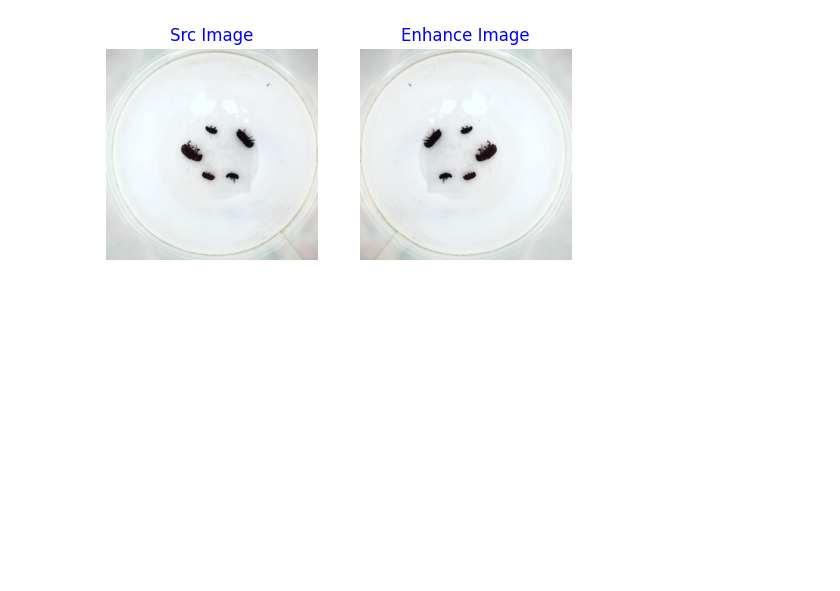
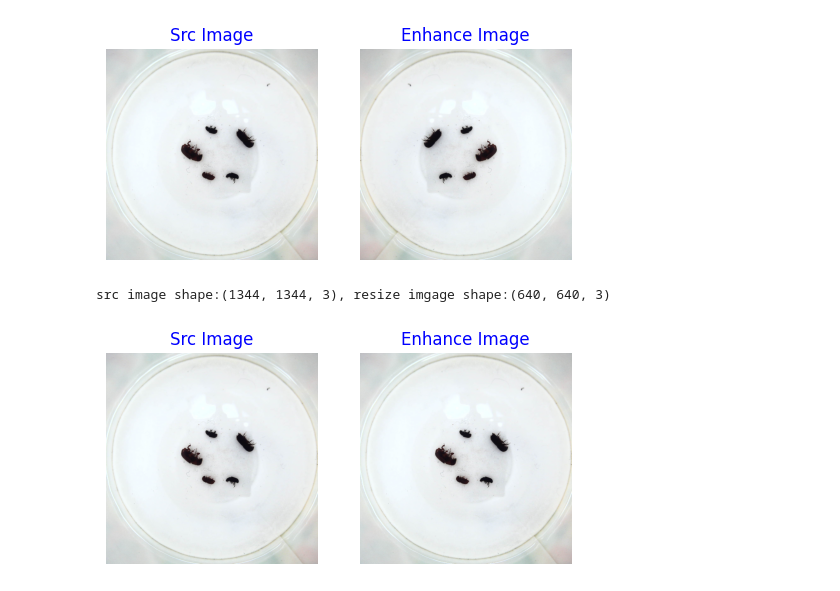
Before and after one commit to 550-ml/BaiduAI3, a Jupyter notebook: 3计算机视觉/3.6实战，也病虫害检测/my_main.ipynb, the cells around one changed output. Saved outputs shown, nothing was run; the diff lists cells and outputs as text; code cells hidden in the pictures; blank space fills up the shorter version.

```diff
--- a/3计算机视觉/3.6实战，也病虫害检测/my_main.ipynb
+++ b/3计算机视觉/3.6实战，也病虫害检测/my_main.ipynb
@@ -316,3 +316,30 @@ def shuffle_gtbox(gtbox, gtlabel):
     np.random.shuffle(idx)
     gt = gt[idx, :]
     return gt[:, :4], gt[:, 4]
+# %%
+# 随机缩放
+def random_interp(img, size, interp=None):
+    interp_method = [
+        cv2.INTER_NEAREST,
+        cv2.INTER_LINEAR,
+        cv2.INTER_AREA,
+        cv2.INTER_CUBIC,
+        cv2.INTER_LANCZOS4,
+    ]
+    if not interp or interp not in interp_method:
+        interp = interp_method[random.randint(0, len(interp_method) - 1)]
+    h, w, _ = img.shape
+    im_scale_x = size / float(w)
+    im_scale_y = size / float(h)
+    img = cv2.resize(
+        img, None, None, fx=im_scale_x, fy=im_scale_y, interpolation=interp)
+    return img
+
+# 对原图做 随机缩放
+random_size = 640
+img_enhance = random_interp(srcimg, random_size)
+visualize(srcimg, img_enhance)
+print('src image shape:{}, resize imgage shape:{}'.format(srcimg.shape, img_enhance.shape))
+# %% [output]
+src image shape:(1344, 1344, 3), resize imgage shape:(640, 640, 3)
+[figure, added]
```
Also changed, not shown: parts of 4 cells of this notebook, 6 other files.
